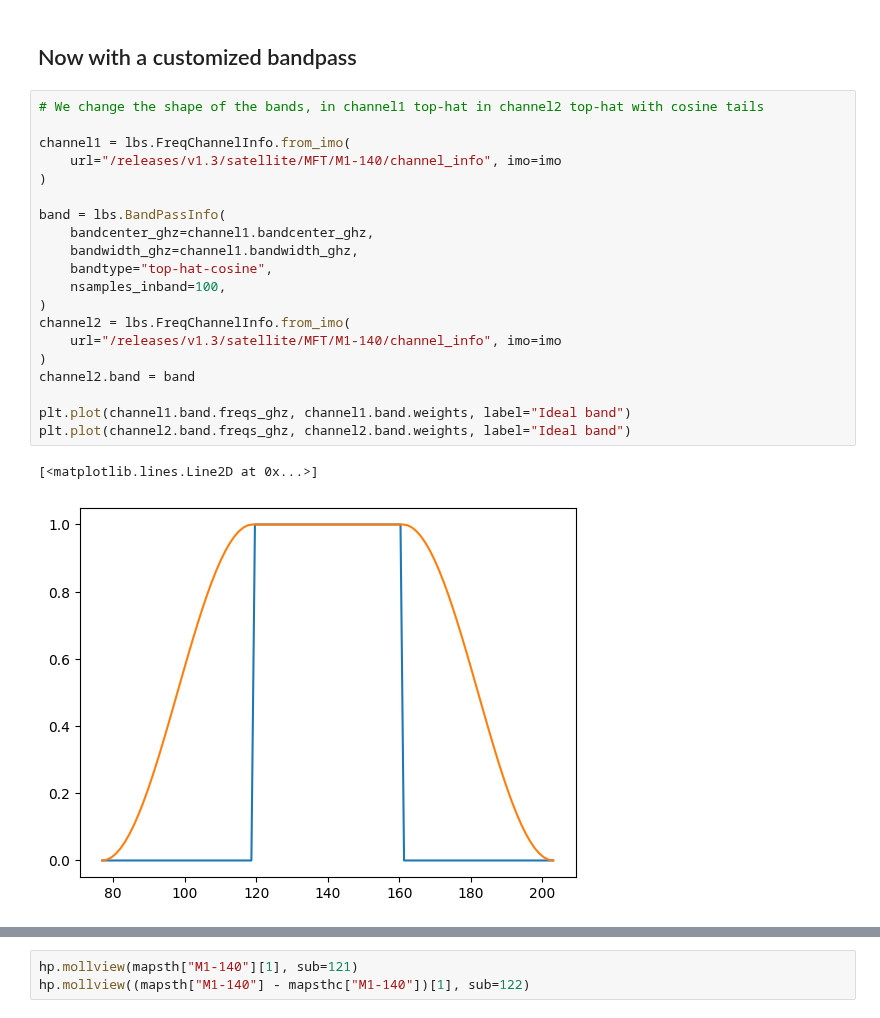
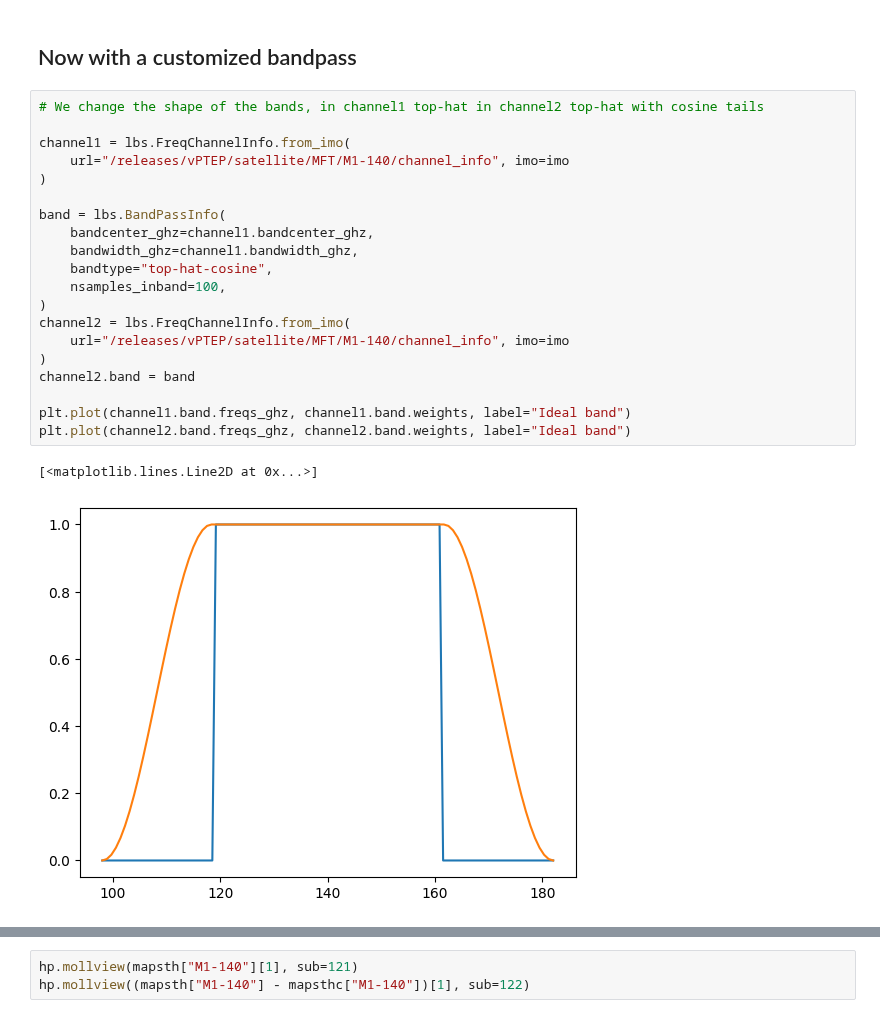
Before and after one commit to litebird/litebird_sim, a Jupyter notebook: notebooks/example_of_fg_generation_and_bandpass_integration.ipynb, the cells around one changed output, grey strips where cells are left out. Cells and saved outputs as stored; diff of their text form.

```diff
--- a/notebooks/example_of_fg_generation_and_bandpass_integration.ipynb
+++ b/notebooks/example_of_fg_generation_and_bandpass_integration.ipynb
@@ -276,26 +280,26 @@ hp.mollview((mapsnoint["M1-140"] - mapsint["M1-140"])[1], sub=122)
 # %%
 # We change the shape of the bands, in channel1 top-hat in channel2 top-hat with cosine tails
 
 channel1 = lbs.FreqChannelInfo.from_imo(
-    url="/releases/v1.3/satellite/MFT/M1-140/channel_info", imo=imo
+    url="/releases/vPTEP/satellite/MFT/M1-140/channel_info", imo=imo
 )
 
 band = lbs.BandPassInfo(
     bandcenter_ghz=channel1.bandcenter_ghz,
     bandwidth_ghz=channel1.bandwidth_ghz,
     bandtype="top-hat-cosine",
     nsamples_inband=100,
 )
 channel2 = lbs.FreqChannelInfo.from_imo(
-    url="/releases/v1.3/satellite/MFT/M1-140/channel_info", imo=imo
+    url="/releases/vPTEP/satellite/MFT/M1-140/channel_info", imo=imo
 )
 channel2.band = band
 
 plt.plot(channel1.band.freqs_ghz, channel1.band.weights, label="Ideal band")
 plt.plot(channel2.band.freqs_ghz, channel2.band.weights, label="Ideal band")
 # %% [output]
 [<matplotlib.lines.Line2D at 0x...>]
-[figure, old version]
+[figure, new version]
 # %%
 # Here we do the comparison
 params = lbs.MbsParameters(
```
Also changed, not shown: parts of 19 cells of this notebook, 4 other files.
